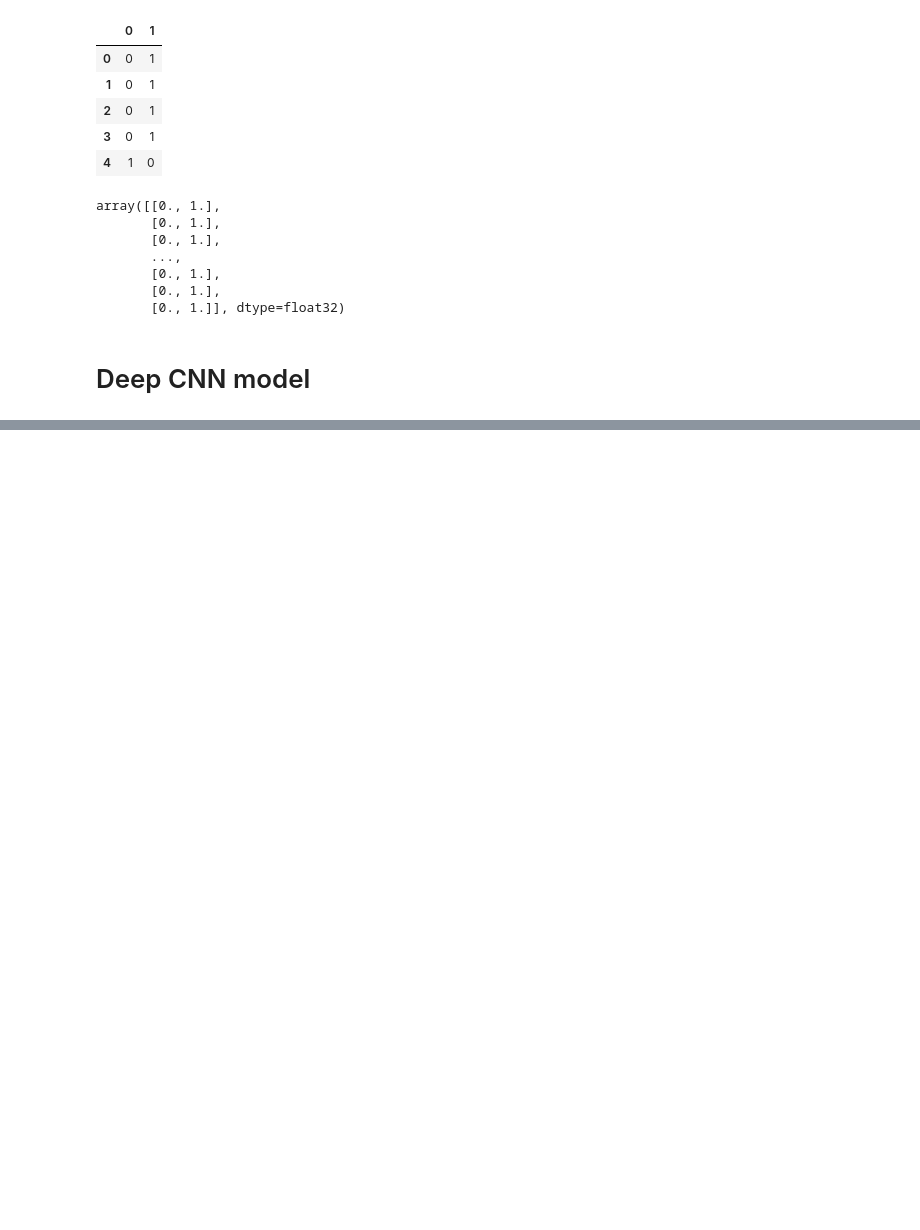
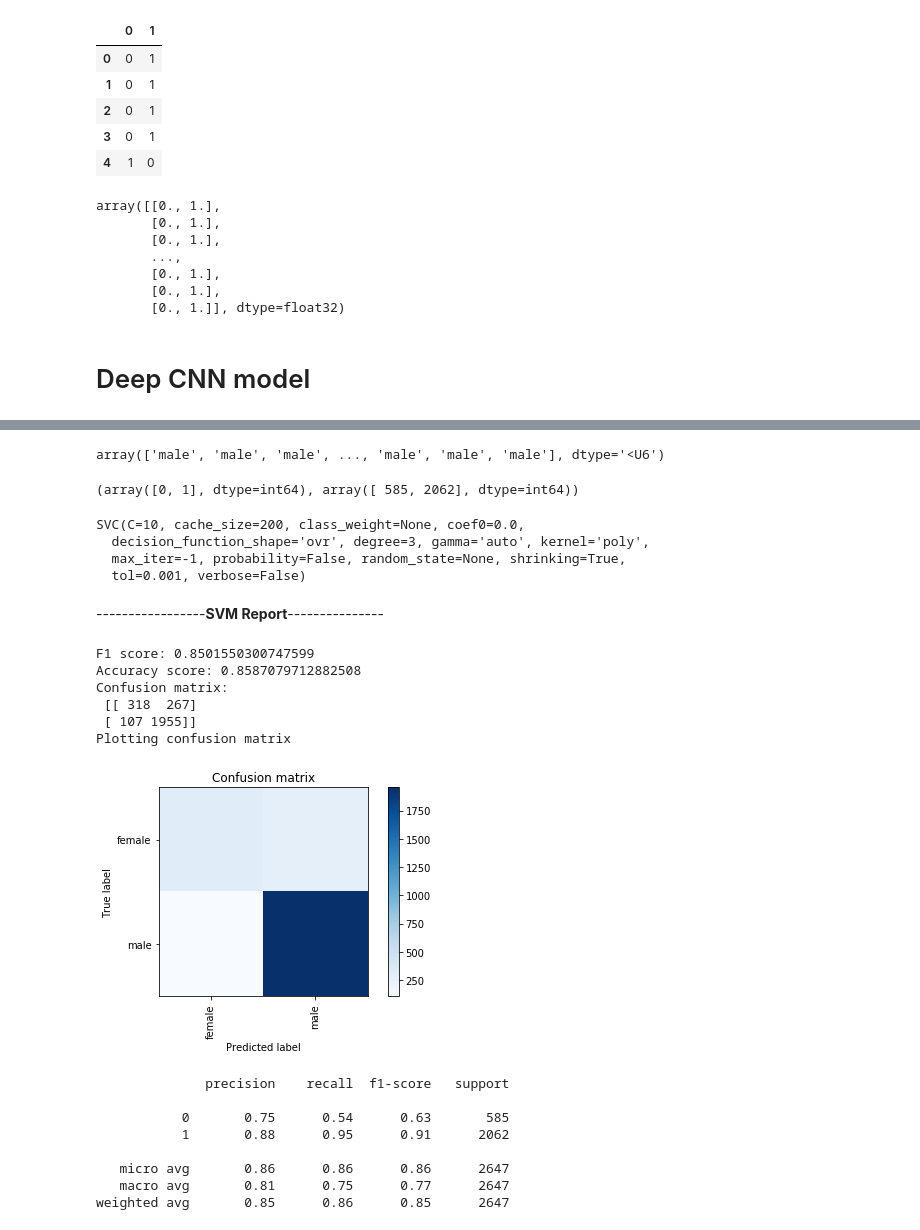
Before and after one commit to hgdangkhoi/Gender-Classification, a Jupyter notebook: Gender Classification.ipynb, the cells around one changed output, grey strips where cells are left out. Saved outputs shown, nothing was run; the diff lists cells and outputs as text; code cells hidden in the pictures; blank space fills up the shorter version.

```diff
--- a/Gender Classification.ipynb
+++ b/Gender Classification.ipynb
@@ -400,0 +460,2 @@ weighted avg       0.95      0.95      0.95      2647
+# %%
+x_train, x_test, y_train, y_test = train_test_split(input_pca, gender_target, test_size=0.2, random_state=43)
@@ -400,0 +472,62 @@ weighted avg       0.95      0.95      0.95      2647
+# %%
+# Normalize the data
+x_train = x_train.astype('float32')
+x_test = x_test.astype('float32')
+x_train /= 255.0
+x_test /= 255.0
+# %%
+y_train
+# %% [output]
+array(['male', 'male', 'male', ..., 'male', 'male', 'male'], dtype='<U6')
+# %%
+# Label encode the gender
+le = preprocessing.LabelEncoder()
+y_train = le.fit_transform(y_train)
+y_test = le.fit_transform(y_test)
+# %%
+np.unique(y_test, return_counts=True)
+# %% [output]
+(array([0, 1], dtype=int64), array([ 585, 2062], dtype=int64))
+# %%
+from sklearn.svm import SVC
+
+svc = SVC(kernel='poly', gamma='auto')
+svc.fit(x_train, y_train)
+# %% [output]
+SVC(C=10, cache_size=200, class_weight=None, coef0=0.0,
+  decision_function_shape='ovr', degree=3, gamma='auto', kernel='poly',
+  max_iter=-1, probability=False, random_state=None, shrinking=True,
+  tol=0.001, verbose=False)
+# %%
+y_pred_svc = svc.predict(x_test)
+svc_f1 = metrics.f1_score(y_test, y_pred_svc, average= "weighted")
+svc_accuracy = metrics.accuracy_score(y_test, y_pred_svc)
+svc_cm = metrics.confusion_matrix(y_test, y_pred_svc)
+printmd("-----------------**SVM Report**---------------")
+print("F1 score: {}".format(svc_f1))
+print("Accuracy score: {}".format(svc_accuracy))
+print("Confusion matrix: \n", svc_cm)
+print('Plotting confusion matrix')
+
+plt.figure()
+plot_confusion_matrix(svc_cm, ['female', 'male'])
+plt.show()
+
+print(metrics.classification_report(y_test, y_pred_svc))
+# %% [output]
+-----------------**SVM Report**---------------
+F1 score: 0.8501550300747599
+Accuracy score: 0.8587079712882508
+Confusion matrix:
+ [[ 318  267]
+ [ 107 1955]]
+Plotting confusion matrix
+[figure, added]
+              precision    recall  f1-score   support
+
+           0       0.75      0.54      0.63       585
+           1       0.88      0.95      0.91      2062
+
+   micro avg       0.86      0.86      0.86      2647
+   macro avg       0.81      0.75      0.77      2647
+weighted avg       0.85      0.86      0.85      2647
```
Also changed, not shown: parts of 28 cells of this notebook.
